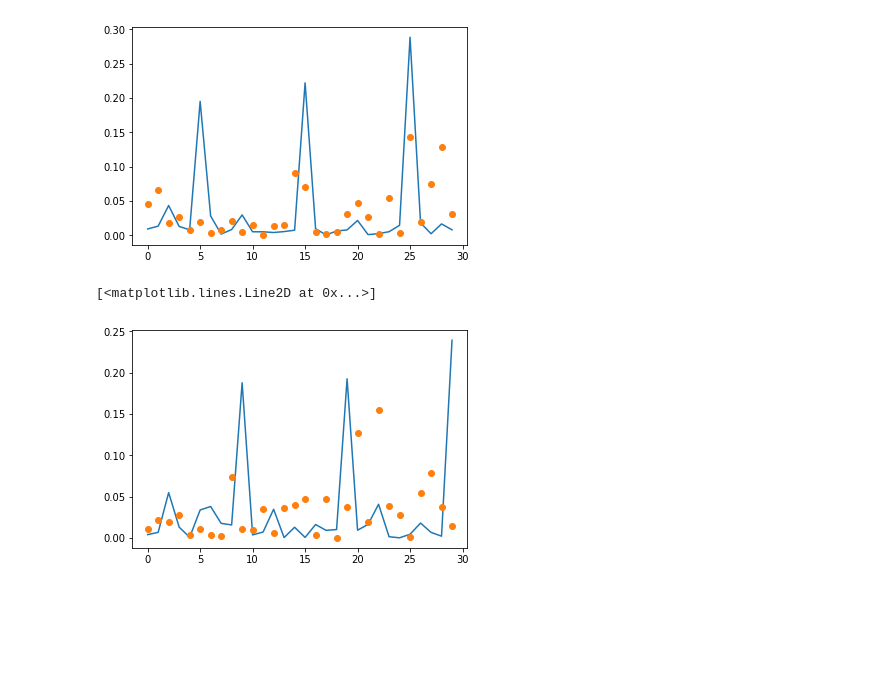
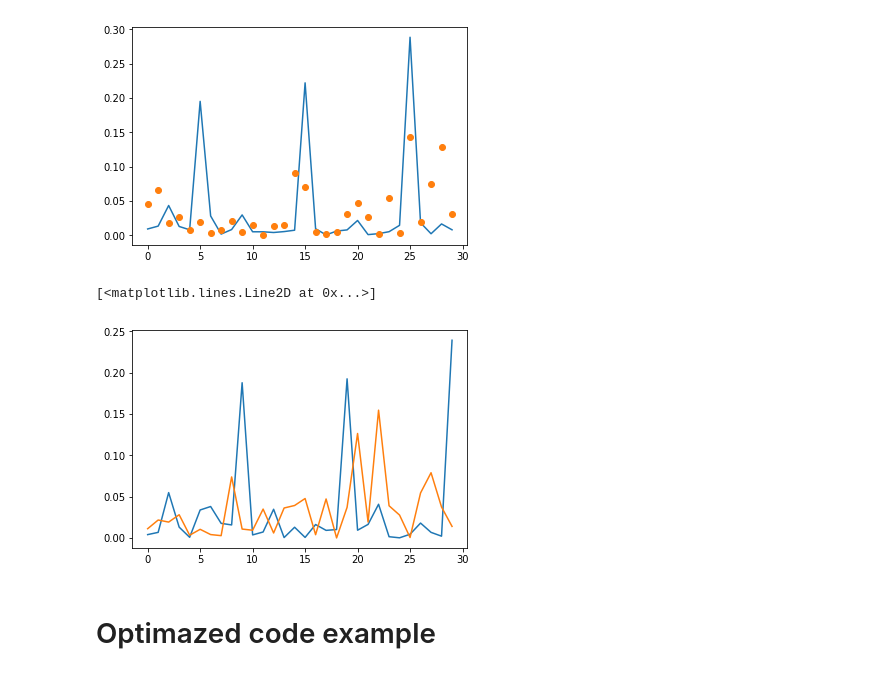
Before and after one commit to yangbaovera/663-Final-Project, a Jupyter notebook: Example.ipynb, the cells around one changed output. Cells and saved outputs as stored; diff of their text form; code cells hidden in the pictures; blank space fills up the shorter version.

```diff
--- a/Example.ipynb
+++ b/Example.ipynb
@@ -245,7 +247,9 @@ plt.plot(ans[1].T[:,5], "o")
 [figure]
 # %%
 plt.plot(beta_gen[:,9])
-plt.plot(ans[1].T[:,9], "o")
+plt.plot(ans[1].T[:,9])
 # %% [output]
 [<matplotlib.lines.Line2D at 0x...>]
-[figure, old version]
+[figure, new version]
+# %% [markdown]
+# Optimazed code example
```
Also changed, not shown: parts of 17 cells of this notebook.
